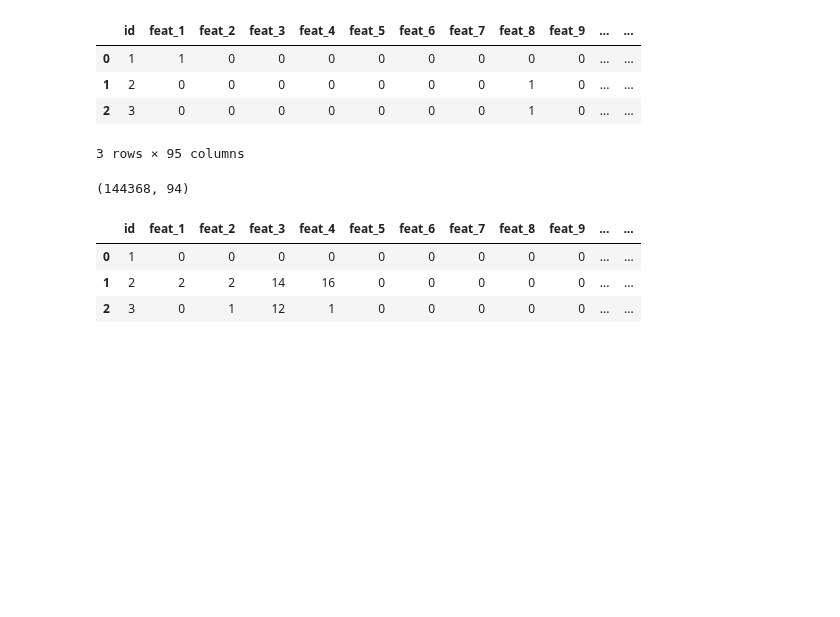
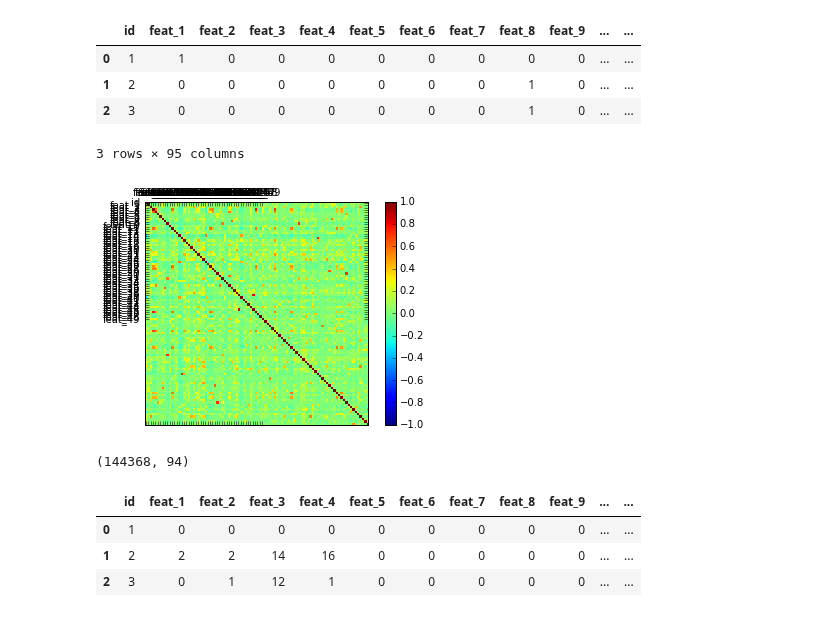
Before and after one commit to sethbunke/IntroductionToMachineLearning-LogisticRegression, a Jupyter notebook: ipython_notebooks/Kaggle-Otto_Product_Classification.ipynb, the cells around one changed output. Cells and saved outputs as stored; diff of their text form; code cells hidden in the pictures; blank space fills up the shorter version.

Commit message:
heatmap - not good

```diff
--- a/ipython_notebooks/Kaggle-Otto_Product_Classification.ipynb
+++ b/ipython_notebooks/Kaggle-Otto_Product_Classification.ipynb
@@ -13,6 +13,26 @@ train.head(3)
 | 1 | 2 | 0 | 0 | 0 | 0 | 0 | 0 | 0 | 1 | 0 | ... | ... |
 | 2 | 3 | 0 | 0 | 0 | 0 | 0 | 0 | 0 | 1 | 0 | ... | ... |
 3 rows × 95 columns
+# %%
+%matplotlib inline
+import matplotlib.pyplot as plt
+import numpy
+
+names = train.columns
+correlations = train.corr()
+# plot correlation matrix
+fig = plt.figure()
+ax = fig.add_subplot(111)
+cax = ax.matshow(correlations, vmin=-1, vmax=1)
+fig.colorbar(cax)
+ticks = numpy.arange(0,50,1)
+ax.set_xticks(ticks)
+ax.set_yticks(ticks)
+ax.set_xticklabels(names)
+ax.set_yticklabels(names)
+plt.show()
+# %% [output]
+[figure, added]
 # %%
 test_file_name = r'data/kaggle-otto/test.csv'
 test = pd.read_csv(test_file_name)
```
Also changed, not shown: parts of 1 cell of this notebook.
